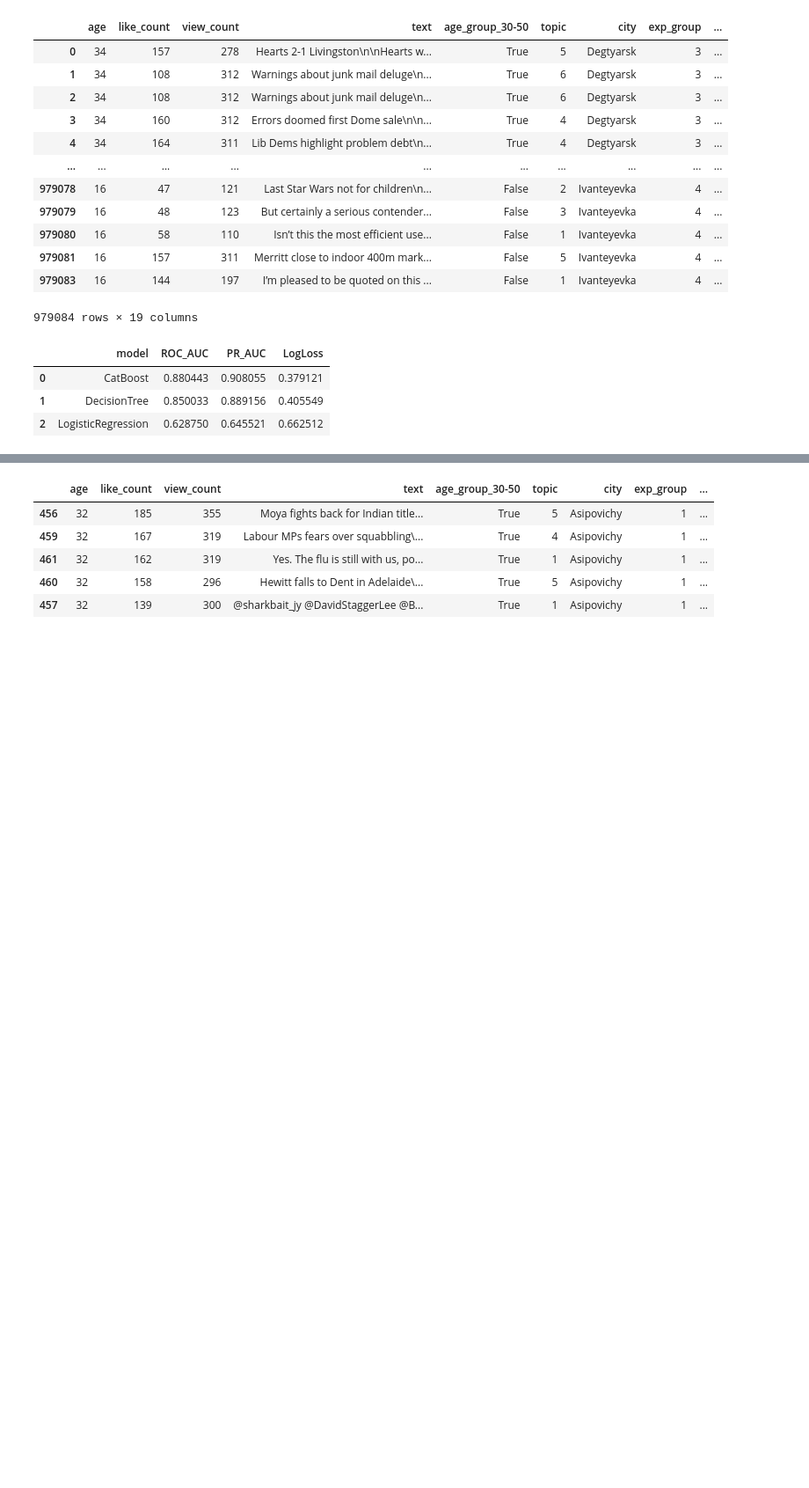
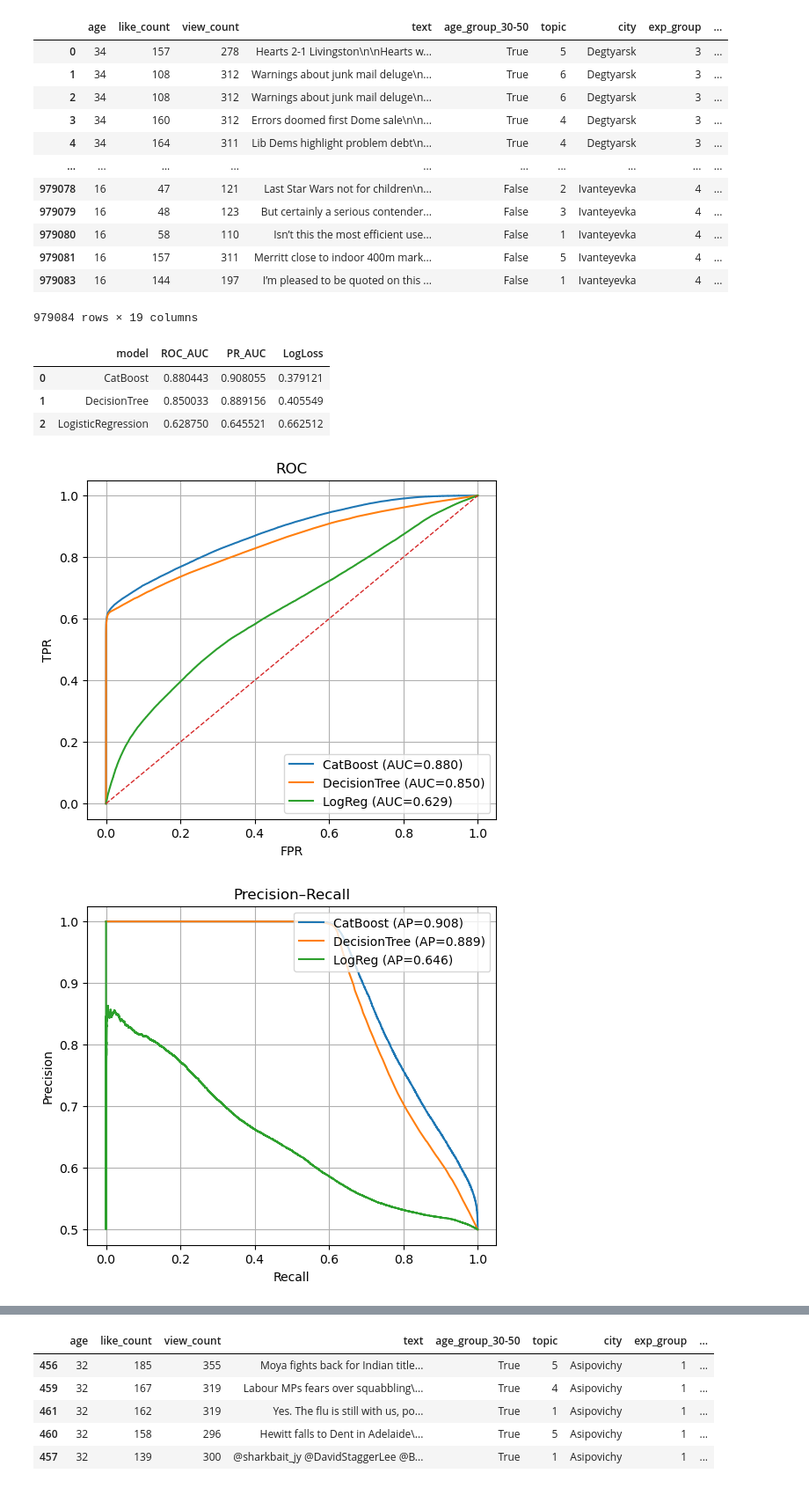
Before and after one commit to QbyKabi/RecSys-Social-Network, a Jupyter notebook: notebooks/final_notebook.ipynb, the cells around one changed output, grey strips where cells are left out. Shown at 88% size. Saved outputs shown, nothing was run; the diff lists cells and outputs as text; code cells hidden in the pictures; blank space fills up the shorter version.

```diff
--- a/notebooks/final_notebook.ipynb
+++ b/notebooks/final_notebook.ipynb
@@ -12,10 +12,10 @@ import numpy as np
 # %% [markdown]
 ## **Load Data**
 # %%
-SQLALCHEMY_DATABASE_URL = "postgresql://robot-startml-ro:pheiph0hahj1Vaif@postgres.lab.karpov.courses:6432/startml"
+password = '*****' #При необходимоси пароль может быть скинут
+SQLALCHEMY_DATABASE_URL = f"postgresql://robot-startml-ro:{password}@postgres.lab.karpov.courses:6432/startml"
 engine = create_engine(
-    "postgresql://robot-startml-ro:pheiph0hahj1Vaif@"
-    "postgres.lab.karpov.courses:6432/startml")
+    f"postgresql://robot-startml-ro:{password}@postgres.lab.karpov.courses:6432/startml")
 connect = engine.connect().execution_options(stream_results=True)
 # %%
 from sqlalchemy import text
@@ -153,9 +151,9 @@ X_train, X_test, y_train, y_test = train_test_split(X, y, test_size = 0.2, rando
 categorical_columns = X.select_dtypes(include=['object']).columns
 catboost_model = CatBoostClassifier(cat_features=list(categorical_columns))
 
-catboost_model.fit(X_train, y_train, verbose=False)
+catboost_model.fit(X_train, y_train, verbose=True)
 
-catboost_model.save_model('catboost_model',
+catboost_model.save_model('models/catboost_model.cbm',
                            format="cbm")
 
 from_file = CatBoostClassifier()
@@ -332,3 +342,44 @@ pd.DataFrame(results).sort_values("ROC_AUC", ascending=False).reset_index(drop=T
 | 0 | CatBoost | 0.880443 | 0.908055 | 0.379121 |
 | 1 | DecisionTree | 0.850033 | 0.889156 | 0.405549 |
 | 2 | LogisticRegression | 0.628750 | 0.645521 | 0.662512 |
+# %%
+import matplotlib.pyplot as plt
+from sklearn.metrics import roc_curve, auc, precision_recall_curve, average_precision_score
+import os
+
+def plot_roc(y_true, proba_dict, savepath=None):
+    plt.figure(figsize=(6,5))
+    for name, y_score in proba_dict.items():
+        fpr, tpr, _ = roc_curve(y_true, y_score)
+        roc_auc = auc(fpr, tpr)
+        plt.plot(fpr, tpr, label=f'{name} (AUC={roc_auc:.3f})')
+    plt.plot([0,1],[0,1],'--', linewidth=1)
+    plt.xlabel('FPR'); plt.ylabel('TPR'); plt.title('ROC'); plt.legend(loc='lower right'); plt.grid(True)
+    if savepath:
+        os.makedirs("img", exist_ok=True)
+        plt.savefig(savepath, dpi=200, bbox_inches='tight')
+    plt.show()
+
+def plot_pr(y_true, proba_dict, savepath=None):
+    plt.figure(figsize=(6,5))
+    for name, y_score in proba_dict.items():
+        precision, recall, _ = precision_recall_curve(y_true, y_score)
+        ap = average_precision_score(y_true, y_score)
+        plt.plot(recall, precision, label=f'{name} (AP={ap:.3f})')
+    plt.xlabel('Recall'); plt.ylabel('Precision'); plt.title('Precision–Recall'); plt.legend(loc='upper right'); plt.grid(True)
+    if savepath:
+        os.makedirs("img", exist_ok=True)
+        plt.savefig(savepath, dpi=200, bbox_inches='tight')
+    plt.show()
+
+proba_dict = {
+    "CatBoost":      proba_cb,
+    "DecisionTree":  proba_dt,
+    "LogReg":        proba_lr
+}
+
+plot_roc(y_test_new, proba_dict, savepath="img/roc_curve.png")
+plot_pr(y_test_new, proba_dict, savepath="img/pr_curve.png")
+# %% [output]
+[figure, added]
+[figure, added]
```
Also changed, not shown: parts of 6 cells of this notebook.
